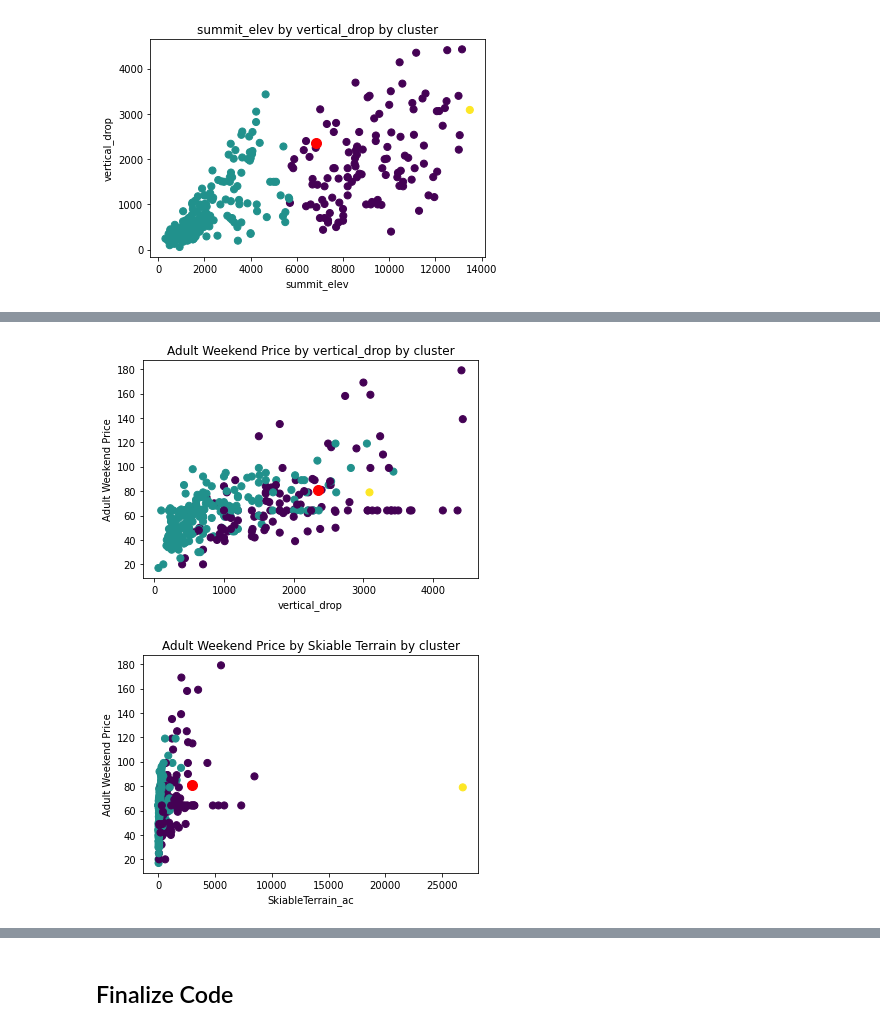
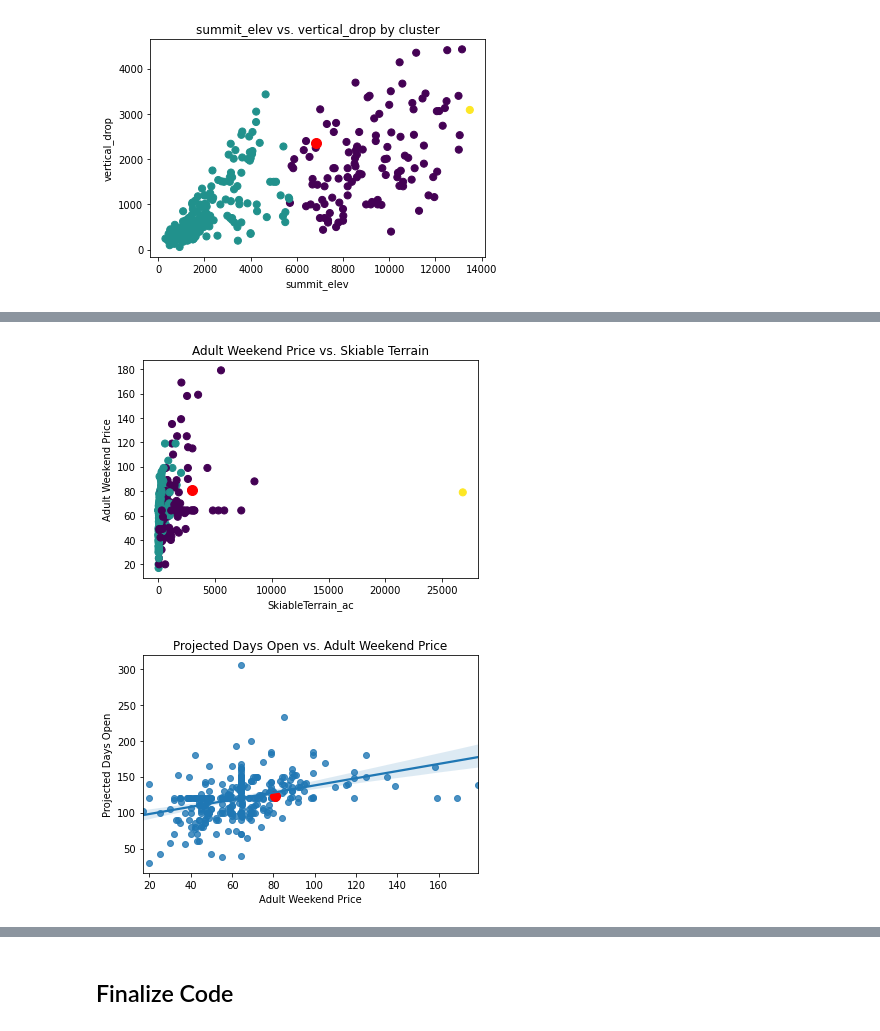
Before and after one commit to ddddaisi/Guided_Capstone, a Jupyter notebook: Notebook_stepsix.ipynb, the cells around one changed output, grey strips where cells are left out. Cells and saved outputs as stored; diff of their text form; code cells hidden in the pictures.

```diff
--- a/Notebook_stepsix.ipynb
+++ b/Notebook_stepsix.ipynb
@@ -154,18 +163,18 @@ plt.savefig('figures/fig1.png',bbox_inches='tight')
 # %%
-plt.scatter(df['vertical_drop'], df['AdultWeekend'], c=df['clusters'], s=50, cmap='viridis', label ='clusters')
-plt.scatter(bm['vertical_drop'], bm['AdultWeekend'], c='red', s=100)
-plt.xlabel('vertical_drop')
+plt.scatter(df['SkiableTerrain_ac'], df['AdultWeekend'], c=df['clusters'], s=50, cmap='viridis', label ='clusters')
+plt.scatter(bm['SkiableTerrain_ac'], bm['AdultWeekend'], c='red', s=100)
+plt.xlabel('SkiableTerrain_ac')
 plt.ylabel('Adult Weekend Price')
-plt.title('Adult Weekend Price by vertical_drop by cluster')
-plt.savefig('figures/fig2.png',bbox_inches='tight')
+plt.title('Adult Weekend Price vs. Skiable Terrain')
+plt.savefig('figures/fig3.png',bbox_inches='tight')
 # %% [output]
-[figure, old version]
+[figure, new version]
 # %%
-plt.scatter(df['SkiableTerrain_ac'], df['AdultWeekend'], c=df['clusters'], s=50, cmap='viridis', label ='clusters')
-plt.scatter(bm['SkiableTerrain_ac'], bm['AdultWeekend'], c='red', s=100)
-plt.xlabel('SkiableTerrain_ac')
-plt.ylabel('Adult Weekend Price')
-plt.title('Adult Weekend Price by Skiable Terrain by cluster')
-plt.savefig('figures/fig3.png',bbox_inches='tight')
+sns.regplot(x='AdultWeekend', y='projectedDaysOpen', data=df)
+plt.scatter(x='AdultWeekend', y='projectedDaysOpen', data=bm, c='red', s=100)
+plt.xlabel('Adult Weekend Price')
+plt.ylabel('Projected Days Open')
+plt.title('Projected Days Open vs. Adult Weekend Price')
+plt.savefig('figures/fig4.png',bbox_inches='tight')
 # %% [output]
-[figure, old version]
+[figure, new version]
```
Also changed, not shown: parts of 3 cells of this notebook.
